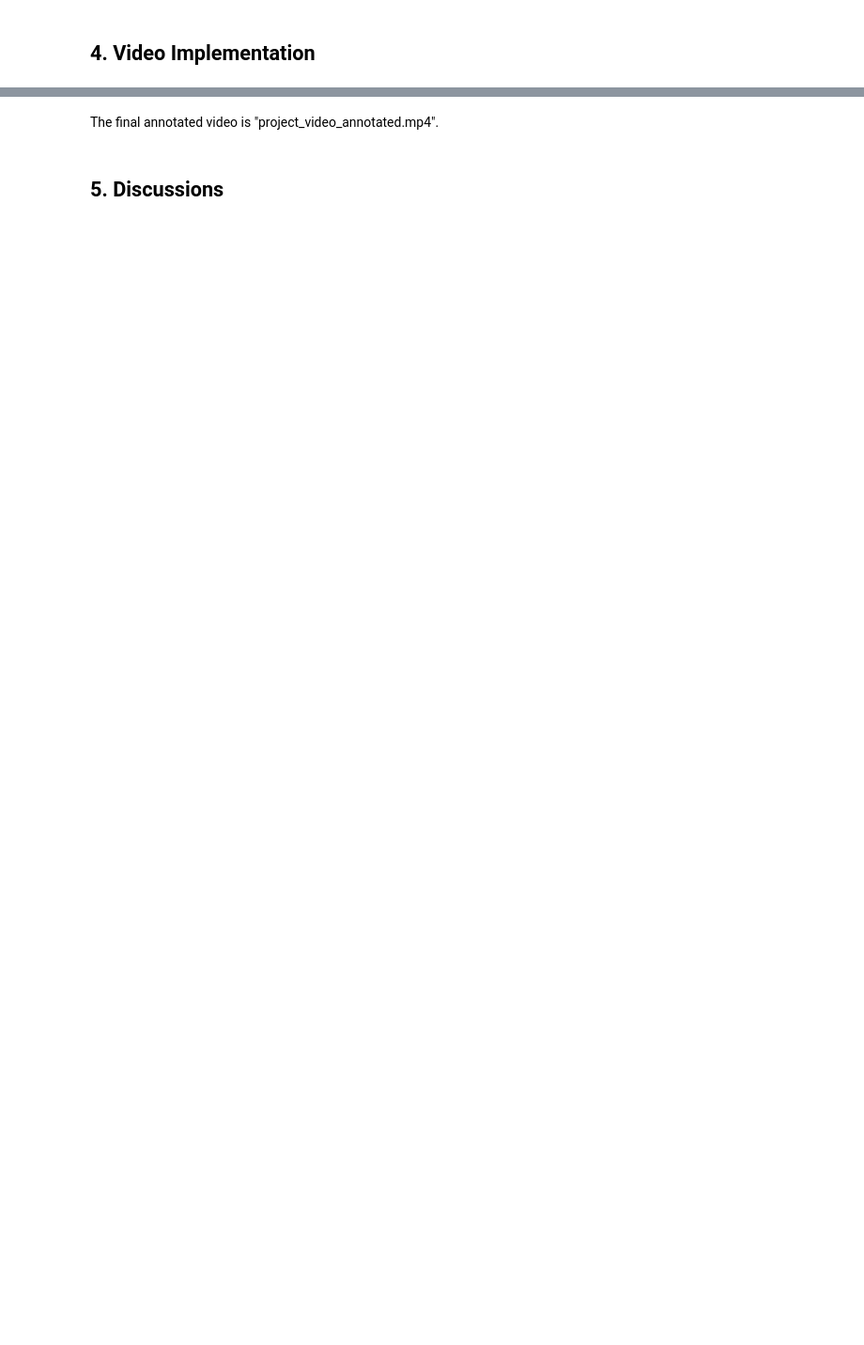
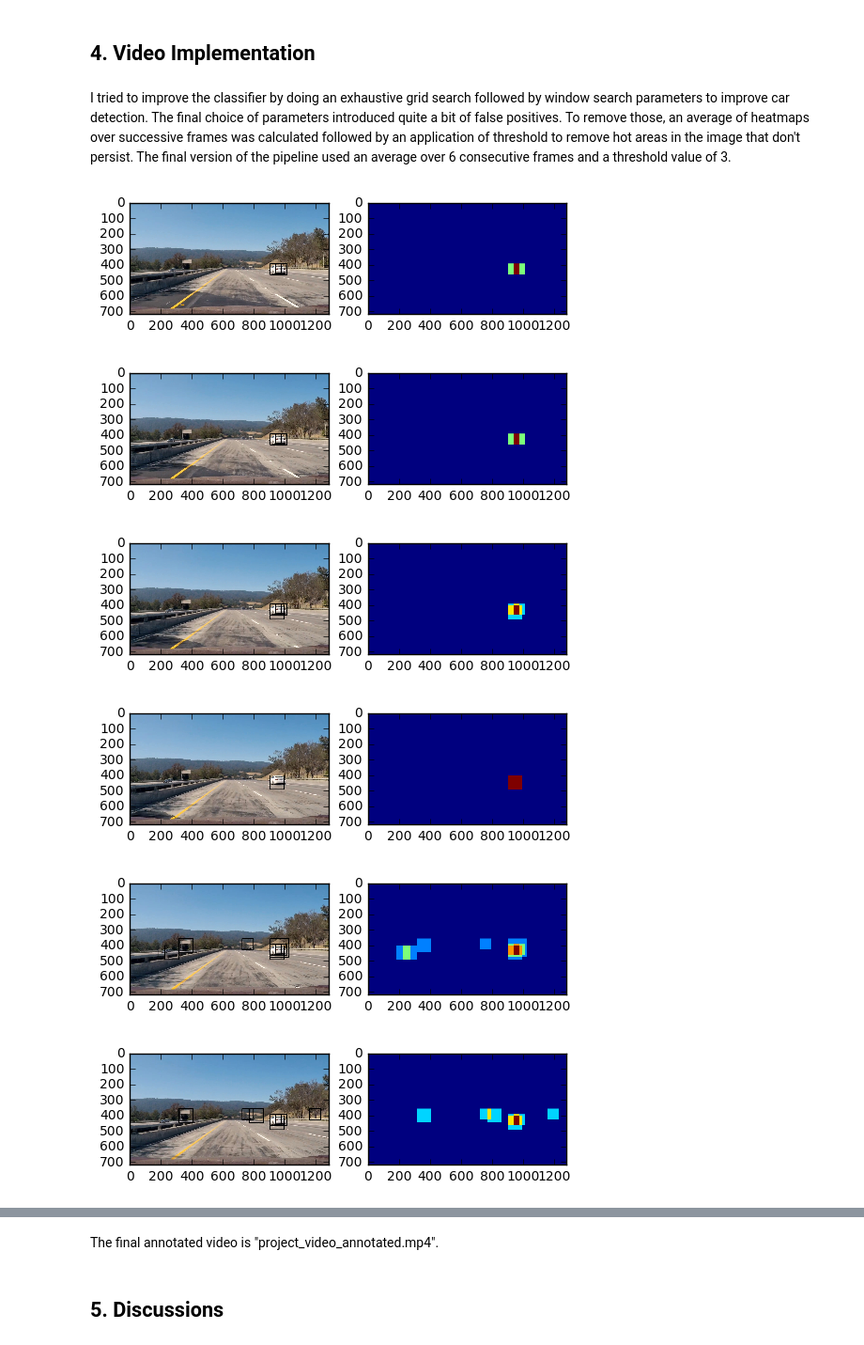
Before and after one commit to itoyjakra/Udacity_CarND, a Jupyter notebook: Term1/Project5/Submission.ipynb, the cells around one changed output, grey strips where cells are left out. Shown at 94% size. Cells and saved outputs as stored; diff of their text form; code cells hidden in the pictures; blank space fills up the shorter version.

```diff
--- a/Term1/Project5/Submission.ipynb
+++ b/Term1/Project5/Submission.ipynb
@@ -51,2 +83,35 @@ The grid search is performed in the function "param_search" under "detect.py". T
 # %% [markdown]
 ## 4. Video Implementation
+# %% [markdown]
+I tried to improve the classifier by doing an exhaustive grid search followed by window search parameters to improve
+car detection. The final choice of parameters introduced quite a bit of false positives. To remove those, an average
+of heatmaps over successive frames was calculated followed by an application of threshold to remove hot areas in the
+image that don't persist. The final version of the pipeline used an average over 6 consecutive frames and a threshold
+value of 3.
+# %%
+from detect import get_frame_aggregate
+from scipy.ndimage.measurements import label
+from queue import Queue
+import glob
+import numpy as np
+
+heatmap_threshold = 4
+files = glob.glob("output_images/frame5*.jpg")
+frames = Queue()
+for file in files:
+    image = mpimg.imread(file)
+    image = image.astype(np.float32)/255
+    image = plot_bounding_box(image, clf, scaler, params, plot_box=True, plot_heat=True)
+    frames.put(image)
+
+agg_frame, _ = get_frame_aggregate(frames)
+agg_frame[agg_frame <= heatmap_threshold] = 0
+labels = label(agg_frame)
+draw_img = ro.draw_labeled_bboxes(mpimg.imread(files[-1]), labels)
+# %% [output]
+[figure, added]
+[figure, added]
+[figure, added]
+[figure, added]
+[figure, added]
+[figure, added]
```
Also changed, not shown: parts of 10 cells of this notebook.
